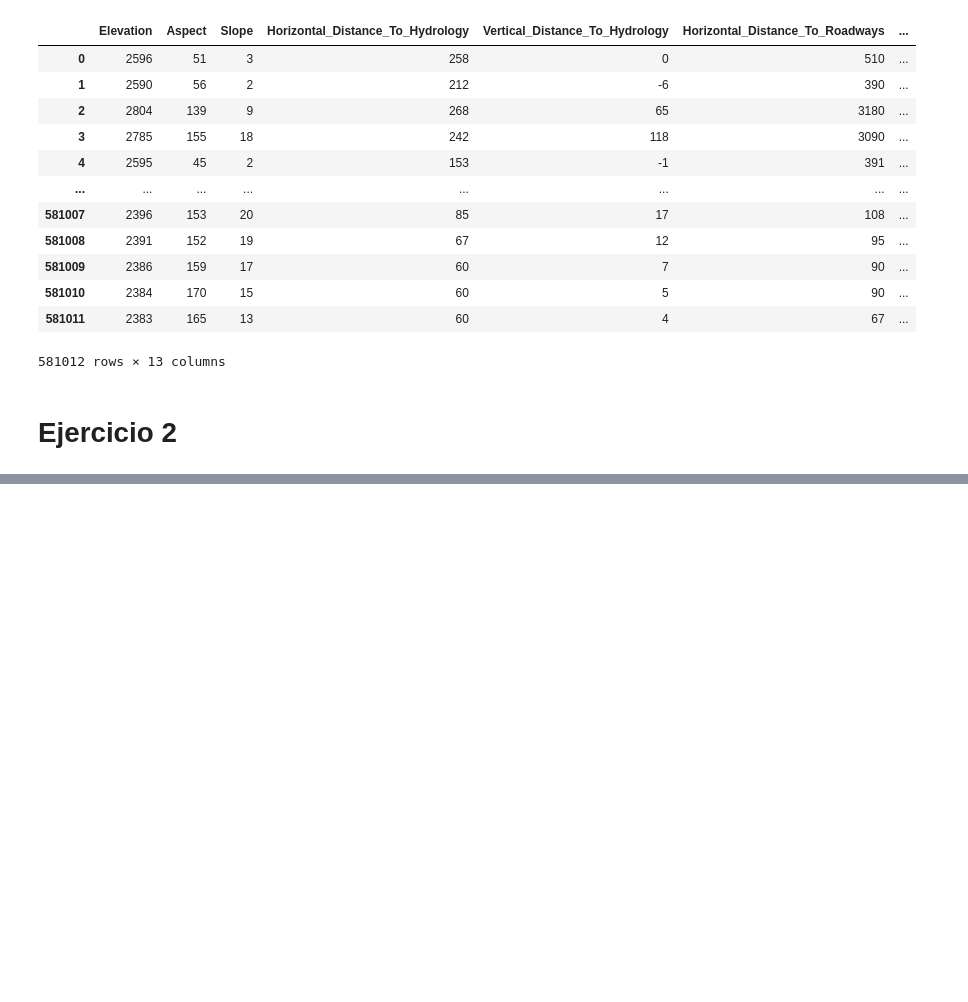
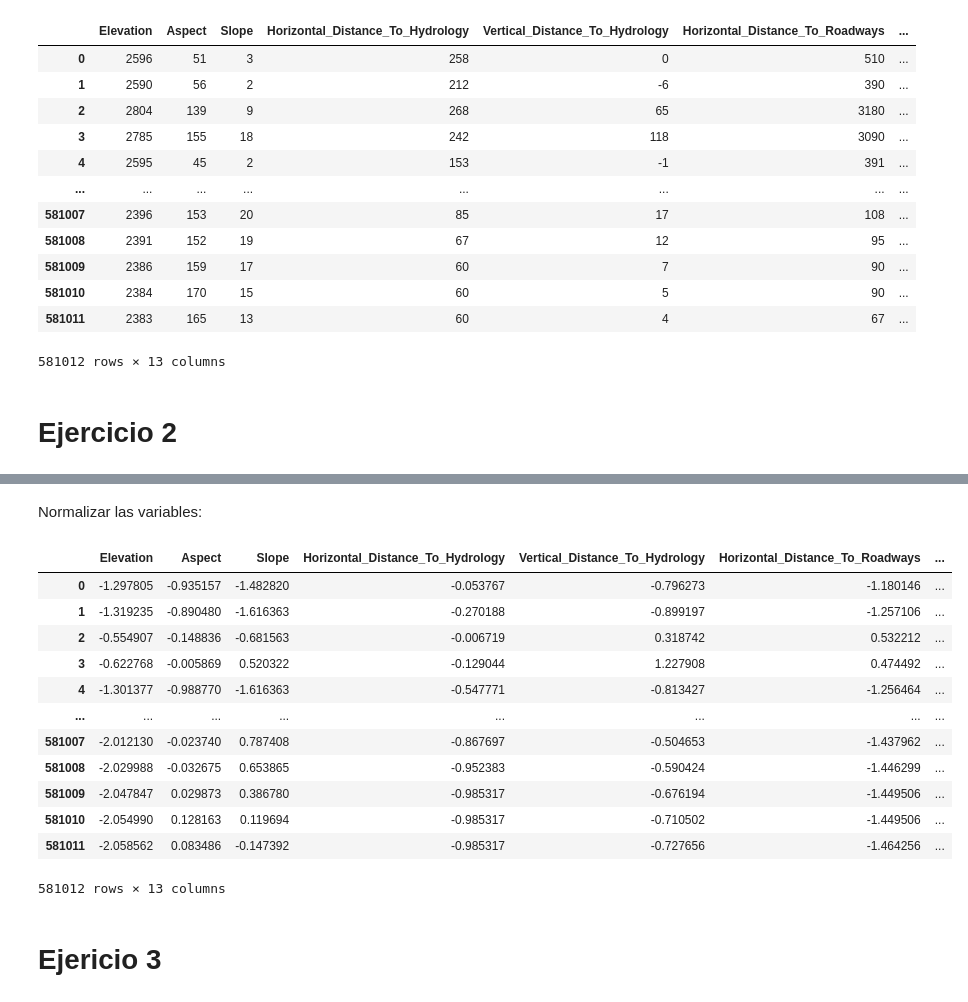
Before and after one commit to Jacobo24/Examen_EDA, a Jupyter notebook: Examen.ipynb, the cells around one changed output, grey strips where cells are left out. Saved outputs shown, nothing was run; the diff lists cells and outputs as text; code cells hidden in the pictures; blank space fills up the shorter version.

```diff
--- a/Examen.ipynb
+++ b/Examen.ipynb
@@ -70,0 +79,26 @@ data
+# %% [markdown]
+Normalizar las variables:
+# %%
+from sklearn.preprocessing import StandardScaler
+
+scaler = StandardScaler()
+data_scaled = scaler.fit_transform(data)
+data_scaled = pd.DataFrame(data_scaled, columns=data.columns)
+
+data_scaled
+# %% [output]
+|  | Elevation | Aspect | Slope | Horizontal_Distance_To_Hydrology | Vertical_Distance_To_Hydrology | Horizontal_Distance_To_Roadways | ... |
+| 0 | -1.297805 | -0.935157 | -1.482820 | -0.053767 | -0.796273 | -1.180146 | ... |
+| 1 | -1.319235 | -0.890480 | -1.616363 | -0.270188 | -0.899197 | -1.257106 | ... |
+| 2 | -0.554907 | -0.148836 | -0.681563 | -0.006719 | 0.318742 | 0.532212 | ... |
+| 3 | -0.622768 | -0.005869 | 0.520322 | -0.129044 | 1.227908 | 0.474492 | ... |
+| 4 | -1.301377 | -0.988770 | -1.616363 | -0.547771 | -0.813427 | -1.256464 | ... |
+| ... | ... | ... | ... | ... | ... | ... | ... |
+| 581007 | -2.012130 | -0.023740 | 0.787408 | -0.867697 | -0.504653 | -1.437962 | ... |
+| 581008 | -2.029988 | -0.032675 | 0.653865 | -0.952383 | -0.590424 | -1.446299 | ... |
+| 581009 | -2.047847 | 0.029873 | 0.386780 | -0.985317 | -0.676194 | -1.449506 | ... |
+| 581010 | -2.054990 | 0.128163 | 0.119694 | -0.985317 | -0.710502 | -1.449506 | ... |
+| 581011 | -2.058562 | 0.083486 | -0.147392 | -0.985317 | -0.727656 | -1.464256 | ... |
+581012 rows × 13 columns
+# %% [markdown]
+# Ejericio 3
```
Also changed, not shown: parts of 4 cells of this notebook, 2 other files.
